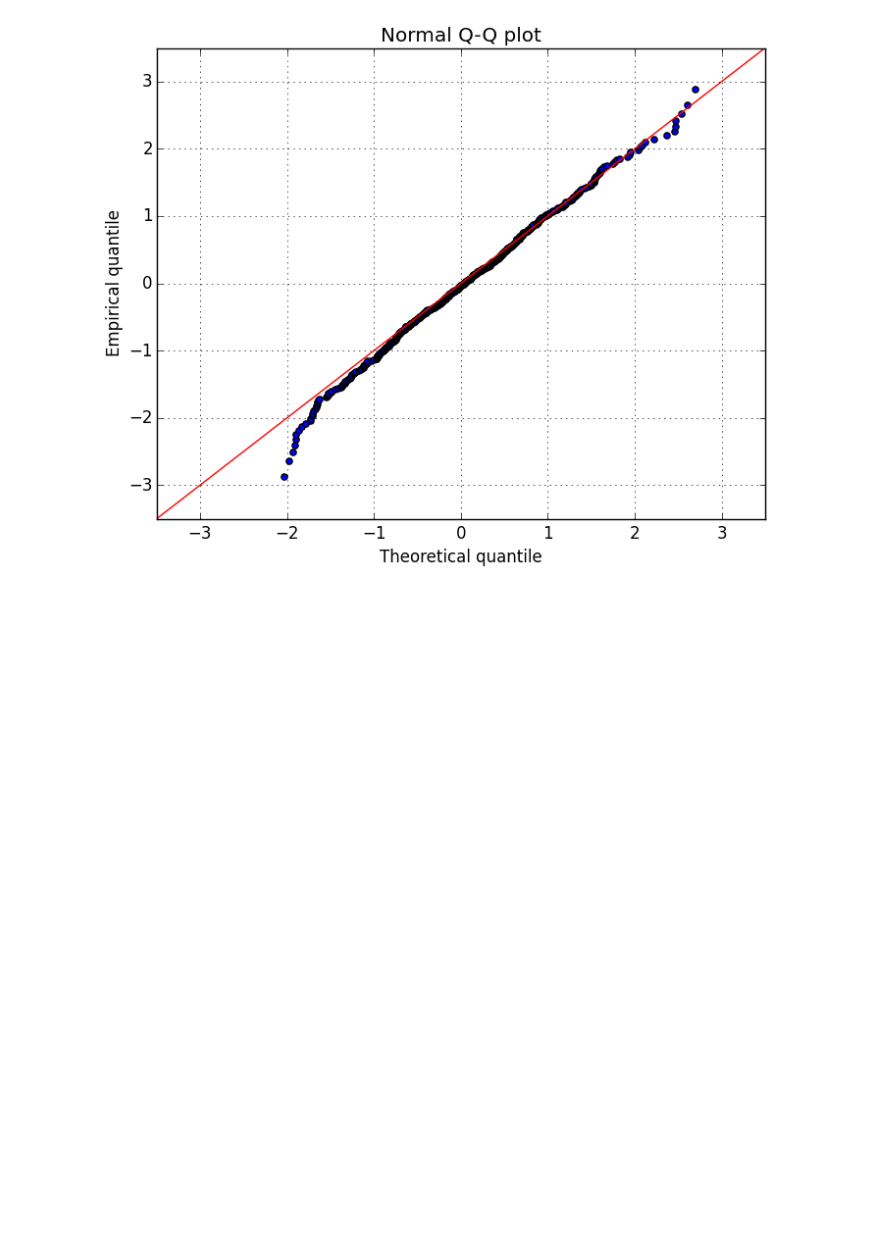
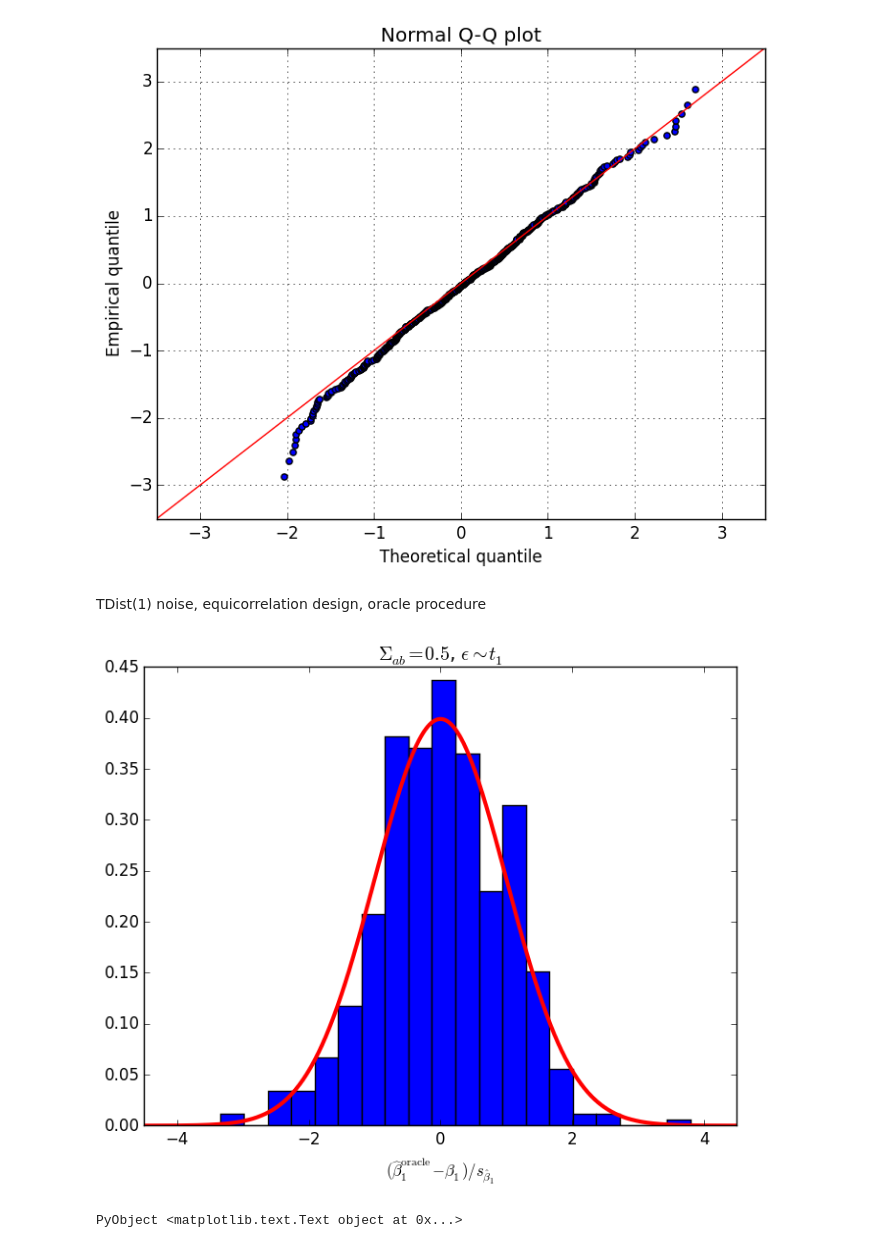
Before and after one commit to mlakolar/QR.jl, a Jupyter notebook: Plotting results for the paper.ipynb, the cells around one changed output. Drawn from its saved outputs; the diff is of its cells as text; code cells hidden in the pictures; blank space fills up the shorter version.

Commit message:
added more plots

```diff
--- a/Plotting results for the paper.ipynb
+++ b/Plotting results for the paper.ipynb
@@ -213,3 +292,22 @@ xlabel("Theoretical quantile")
 grid("on")
 # %% [output]
 [figure]
+# %% [markdown]
+TDist(1) noise, equicorrelation design, oracle procedure
+# %%
+res = load("sims/oracle_noise_2_cor_1_var_1.jld", "res")
+ores = zeros(numTests)
+for i=1:numTests
+  ores[i] = res[i][4]
+end
+plt.hist(ores, min(20,numTests), normed=true)
+ax = gca()
+ax[:set_xlim]([-4.5, 4.5])
+d = Normal()
+xarr = -4.5:0.01:4.5
+plot(xarr, pdf(d, xarr), color="red", linewidth=3)
+title(L"$\Sigma_{ab} = 0.5$, $\epsilon\sim t_1$")
+xlabel(L"$(\widehat\beta_1^{\rm oracle} - \beta_1)/s_{\hat \beta_1}$")
+# %% [output]
+[figure, added]
+PyObject <matplotlib.text.Text object at 0x...>
```
Also changed, not shown: parts of 16 cells of this notebook.
